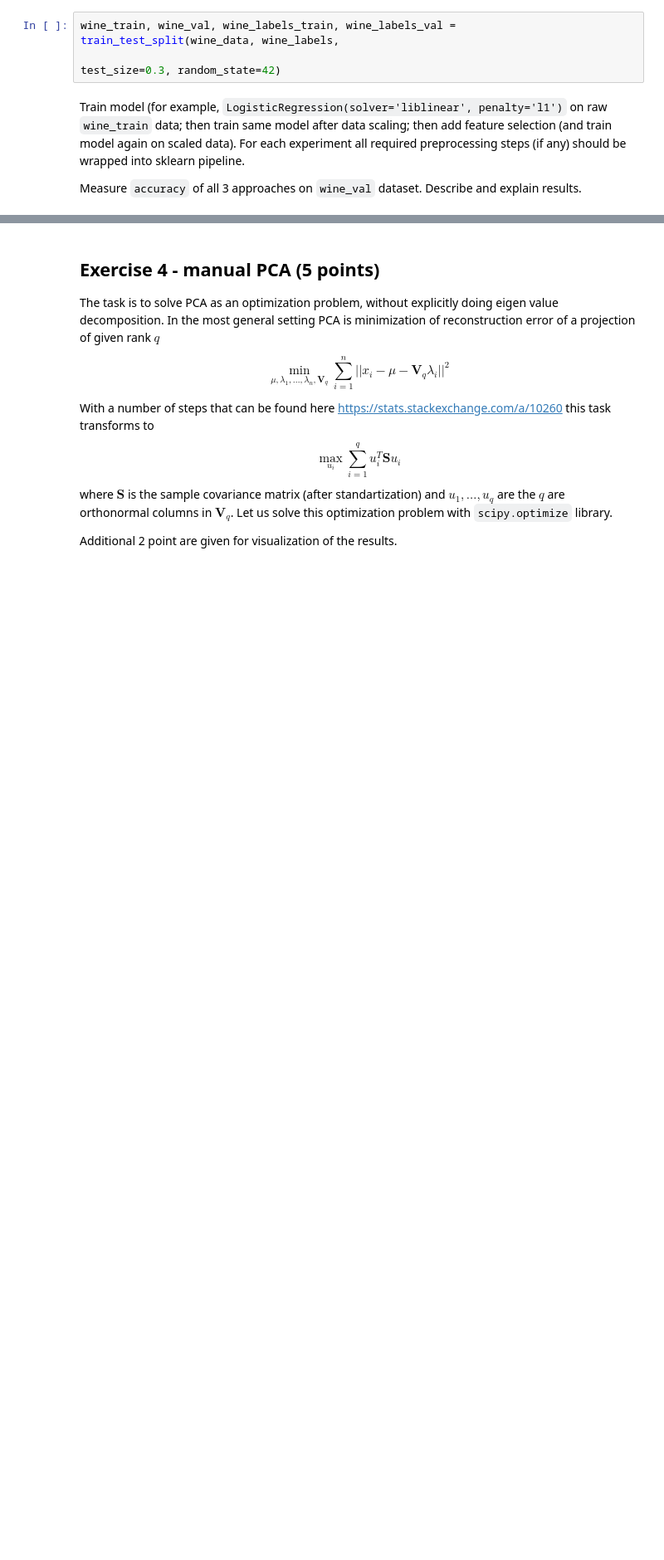
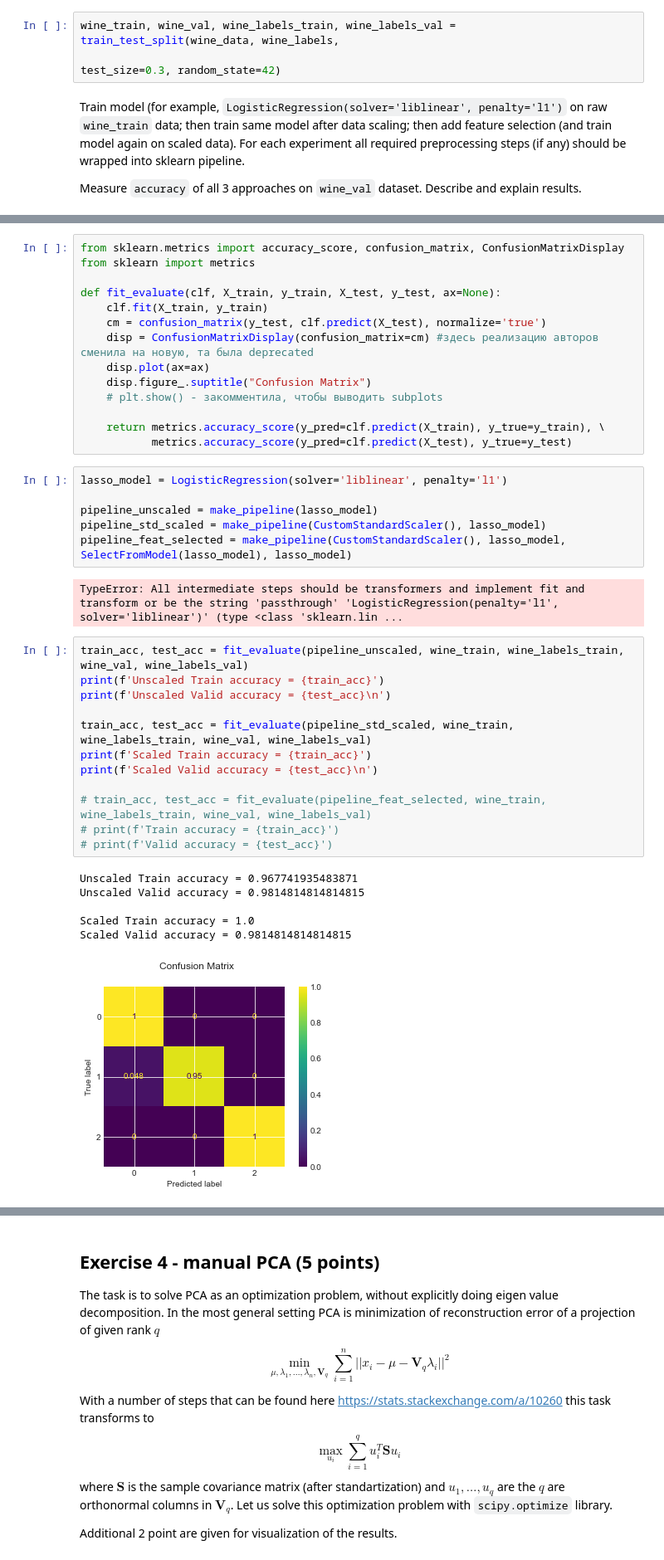
Before and after one commit to zappaz00/6_feature_engineering_selection, a Jupyter notebook: homework.ipynb, the cells around one changed output, grey strips where cells are left out. Shown at 83% size. Saved outputs shown, nothing was run; the diff lists cells and outputs as text; blank space fills up the shorter version.

```diff
--- a/homework.ipynb
+++ b/homework.ipynb
@@ -279,0 +282,41 @@ Measure `accuracy` of all 3 approaches on `wine_val` dataset. Describe and expla
+# %%
+from sklearn.metrics import accuracy_score, confusion_matrix, ConfusionMatrixDisplay
+from sklearn import metrics
+
+def fit_evaluate(clf, X_train, y_train, X_test, y_test, ax=None):
+    clf.fit(X_train, y_train)
+    cm = confusion_matrix(y_test, clf.predict(X_test), normalize='true')
+    disp = ConfusionMatrixDisplay(confusion_matrix=cm) #здесь реализацию авторов сменила на новую, та была deprecated
+    disp.plot(ax=ax)
+    disp.figure_.suptitle("Confusion Matrix")
+    # plt.show() - закомментила, чтобы выводить subplots
+
+    return metrics.accuracy_score(y_pred=clf.predict(X_train), y_true=y_train), \
+           metrics.accuracy_score(y_pred=clf.predict(X_test), y_true=y_test)
+# %%
+lasso_model = LogisticRegression(solver='liblinear', penalty='l1')
+
+pipeline_unscaled = make_pipeline(lasso_model)
+pipeline_std_scaled = make_pipeline(CustomStandardScaler(), lasso_model)
+pipeline_feat_selected = make_pipeline(CustomStandardScaler(), lasso_model, SelectFromModel(lasso_model), lasso_model)
+# %% [output]
+TypeError: All intermediate steps should be transformers and implement fit and transform or be the string 'passthrough' 'LogisticRegression(penalty='l1', solver='liblinear')' (type <class 'sklearn.lin ...
+# %%
+train_acc, test_acc = fit_evaluate(pipeline_unscaled, wine_train, wine_labels_train, wine_val, wine_labels_val)
+print(f'Unscaled Train accuracy = {train_acc}')
+print(f'Unscaled Valid accuracy = {test_acc}\n')
+
+train_acc, test_acc = fit_evaluate(pipeline_std_scaled, wine_train, wine_labels_train, wine_val, wine_labels_val)
+print(f'Scaled Train accuracy = {train_acc}')
+print(f'Scaled Valid accuracy = {test_acc}\n')
+
+# train_acc, test_acc = fit_evaluate(pipeline_feat_selected, wine_train, wine_labels_train, wine_val, wine_labels_val)
+# print(f'Train accuracy = {train_acc}')
+# print(f'Valid accuracy = {test_acc}')
+# %% [output]
+Unscaled Train accuracy = 0.967741935483871
+Unscaled Valid accuracy = 0.9814814814814815
+
+Scaled Train accuracy = 1.0
+Scaled Valid accuracy = 0.9814814814814815
+[figure, added]
```
Also changed, not shown: parts of 6 cells of this notebook.
